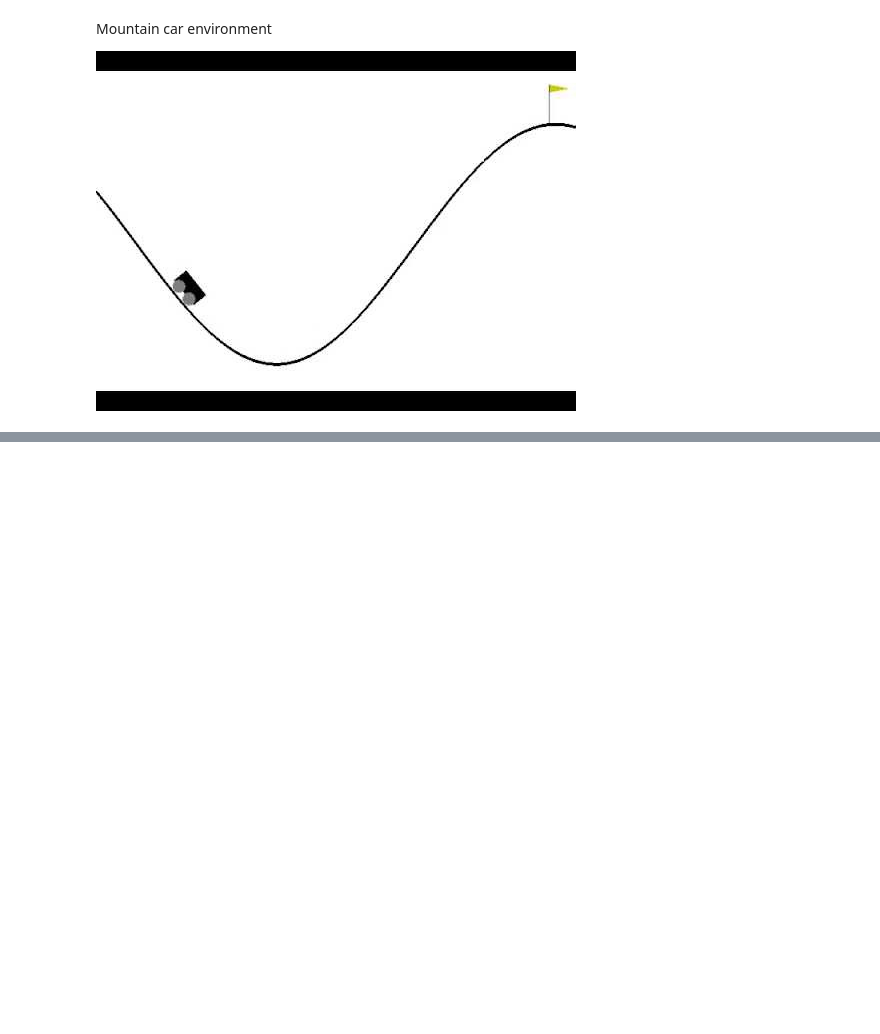
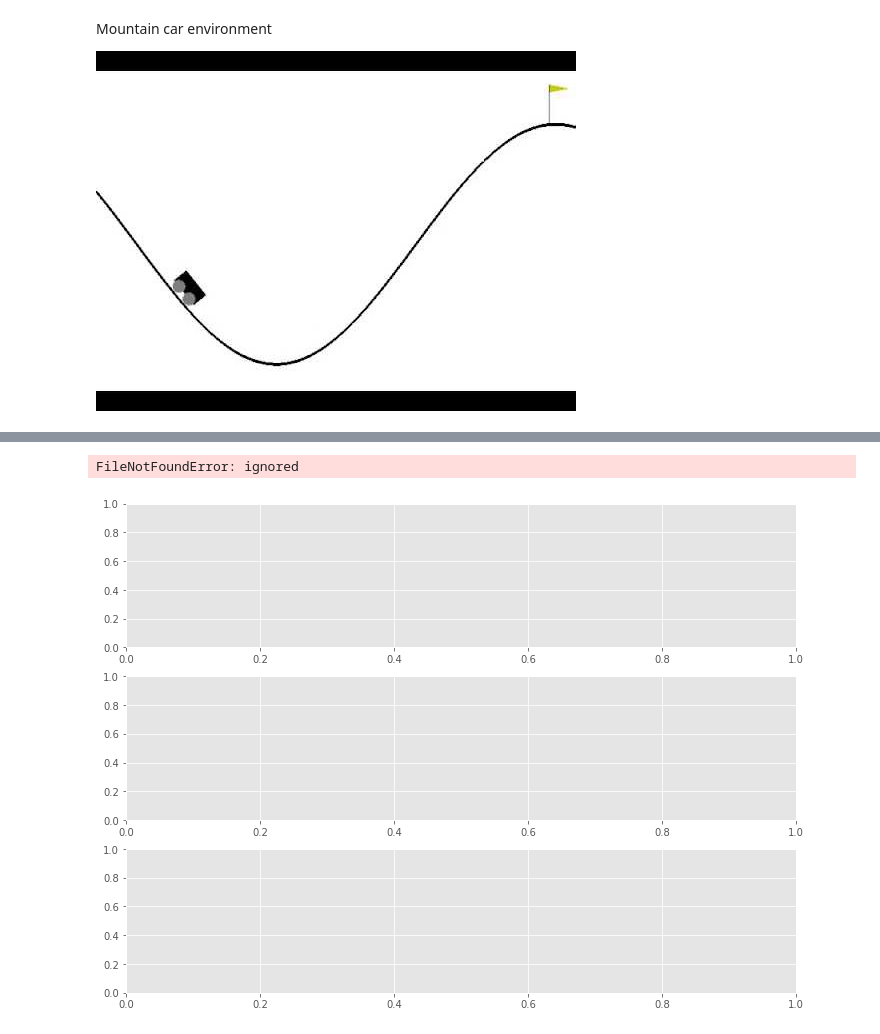
Before and after one commit to abirhazra/Reinforcement-Learning, a Jupyter notebook: Q_Learning_(OpenAI’s_gym_environment).ipynb, the cells around one changed output, grey strips where cells are left out. Cells and saved outputs as stored; diff of their text form; code cells hidden in the pictures; blank space fills up the shorter version.

```diff
--- a/Q_Learning_(OpenAI’s_gym_environment).ipynb
+++ b/Q_Learning_(OpenAI’s_gym_environment).ipynb
@@ -102,0 +266,43 @@ env.close()
+# %%
+
+
+from mpl_toolkits.mplot3d import axes3d
+import matplotlib.pyplot as plt
+from matplotlib import style
+import numpy as np
+
+style.use('ggplot')
+
+
+def get_q_color(value, vals):
+    if value == max(vals):
+        return "green", 1.0
+    else:
+        return "red", 0.3
+
+
+fig = plt.figure(figsize=(12, 9))
+
+ax1 = fig.add_subplot(311)
+ax2 = fig.add_subplot(312)
+ax3 = fig.add_subplot(313)
+
+i = 24999
+q_table = np.load(f"qtables/{i}-qtable.npy")
+
+
+for x, x_vals in enumerate(q_table):
+    for y, y_vals in enumerate(x_vals):
+        ax1.scatter(x, y, c=get_q_color(y_vals[0], y_vals)[0], marker="o", alpha=get_q_color(y_vals[0], y_vals)[1])
+        ax2.scatter(x, y, c=get_q_color(y_vals[1], y_vals)[0], marker="o", alpha=get_q_color(y_vals[1], y_vals)[1])
+        ax3.scatter(x, y, c=get_q_color(y_vals[2], y_vals)[0], marker="o", alpha=get_q_color(y_vals[2], y_vals)[1])
+
+        ax1.set_ylabel("Action 0")
+        ax2.set_ylabel("Action 1")
+        ax3.set_ylabel("Action 2")
+
+
+plt.show()
+# %% [output]
+FileNotFoundError: ignored
+[figure, added]
```
Also changed, not shown: parts of 11 cells of this notebook.
